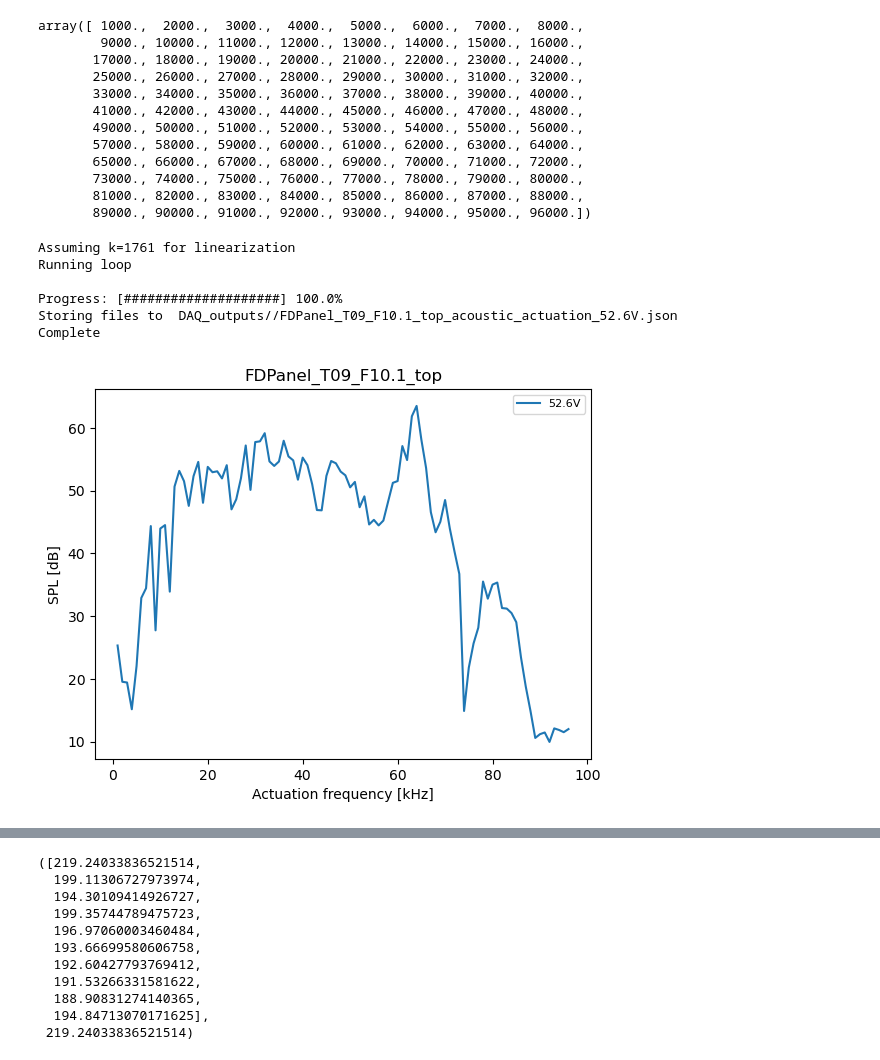
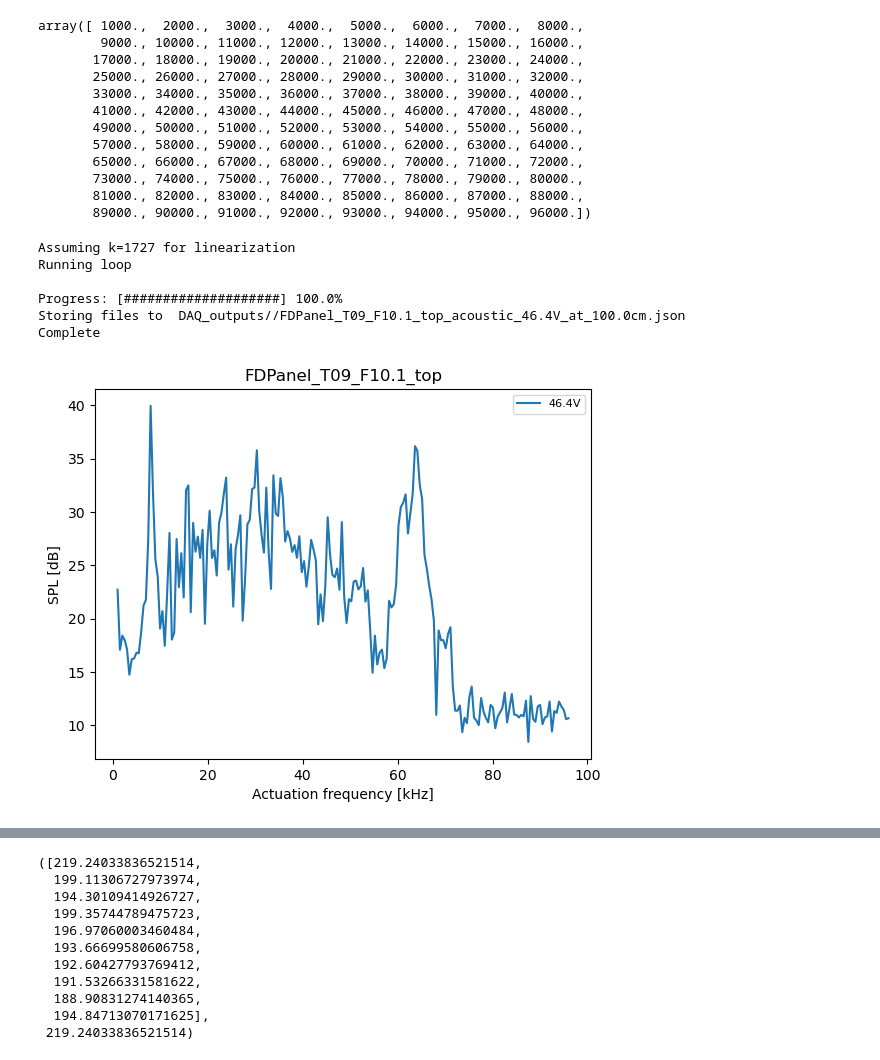
Before and after one commit to daguiam/polytec_nidaq_characterization_setup, a Jupyter notebook: DAQ_microphone_data_acquisition.ipynb, the cells around one changed output, grey strips where cells are left out. Saved outputs shown, nothing was run; the diff lists cells and outputs as text; code cells hidden in the pictures.

Commit message:
update with distance metadata

```diff
--- a/DAQ_microphone_data_acquisition.ipynb
+++ b/DAQ_microphone_data_acquisition.ipynb
@@ -408,22 +410,29 @@ output_path = 'DAQ_outputs//'
 
 
 
-frequency_list = np.linspace(1,96,96)*1e3
+frequency_list = np.linspace(1,96,96*2)*1e3
 # frequency_list = np.linspace(1,96,10)*1e3
 
 
 # select the displacement/voltage value expected at dc
-max_displacement = 200*1e-9
+max_displacement = 150*1e-9
 
 data_dict = dict()
 
 data_dict['device_name'] = "FDPanel_T09_F10.1_top"
 # data_dict['device_name'] = "testaudio_FDPanel_T09_F10.1_top"
 
-filename = data_dict['device_name']+"_acoustic_actuation_%0.1fV"
+filename = data_dict['device_name']+"_acoustic_%0.1fV_at_%0.1fcm"
 
 
 data_dict['date'] = "%s"%datetime.now()
+
+
+k = 1851
+k = 1727
+area = 9.3e-8
+gap = 2e-6
+mass = 2.17e-9 #kg
 
 data_dict['linearization_model_k'] = k
 data_dict['linearization_model_mass'] = mass
@@ -446,7 +455,7 @@ data_dict['microphone_system'] = "MiniDSP UMIK-2"
 data_dict['microphone_record_frequency'] = 192000
 data_dict['microphone_record_duration'] = 0.2
 data_dict['microphone_record_samples'] = data_dict['microphone_record_duration']*data_dict['microphone_record_frequency']
-data_dict['microphone_record_samples'] = 32768
+data_dict['microphone_record_samples'] = 32768*2
 data_dict['microphone_device_name'] = "Line (UMIK-2)"
 data_dict['microhone_calibration_filename'] = "calibration/calibration_8101247.txt"
 data_dict['microphone_voltage_max'] = 1
@@ -454,7 +463,7 @@ data_dict['microphone_peak_frequency_window'] = 100
 # data_dict['microphone_device'] =
 calibration_function = load_umik_calibration_function(data_dict['microhone_calibration_filename'])
 
-data_dict['microphone_measurement_distance'] = 10 #cm
+data_dict['microphone_measurement_distance'] = 1.0 #m
 
 
 data_dict['actuation_amplifier_gain'] = 53
@@ -633,7 +642,7 @@ for f_i, frequency in enumerate(frequency_list):
 progress_bar(1)
 
 max_voltage = data_dict['actuation_max_voltage']
-output_filename = os.path.join(output_path, "%s.json"%filename%data_dict['actuation_max_voltage'])
+output_filename = os.path.join(output_path, "%s.json"%filename%(data_dict['actuation_max_voltage'], data_dict['microphone_measurement_distance']*100))
 
 
 
@@ -656,41 +665,41 @@ if 1:
     plt.xlabel("Actuation frequency [kHz]")
     plt.ylabel("SPL [dB]")
     plt.legend(fontsize=8)
-    output_filefig = os.path.join(output_path, "%s.png"%filename%data_dict['actuation_max_voltage'])
+    output_filefig = os.path.join(output_path, "%s.png"%filename%(data_dict['actuation_max_voltage'], data_dict['microphone_measurement_distance']*100))
     plt.savefig(output_filefig, dpi=300)
 
 
 if 0:
     plt.figure()
 
     frequencies = np.array(data_dict['signal_frequencies'])
     # amplitude = np.array(data_dict['microphone_frequency_peak_spl'])
 
     for f_i, frequency in enumerate(data_dict['signal_frequencies']):
         sig_spl =  data_dict['signal'][f_i]["microphone_spl"]
         sig_freqs = data_dict['signal'][f_i]["microphone_freqs"]
         plt.plot(sig_freqs, sig_spl)
 
     plt.xlabel("Frequencies [Hz]")
     plt.xlabel("SPL [dB]")
 
 
 print("Storing files to ", output_filename)
 
 with open(output_filename, 'w') as fp:
     json.dump(data_dict, fp, cls=NumpyArrayEncoder, indent=None)
 
 print("Complete")
 
 # data_dict.keys()
 # %% [output]
-Assuming k=1761 for linearization
+Assuming k=1727 for linearization
 Running loop
 
 Progress: [####################] 100.0%
-Storing files to  DAQ_outputs//FDPanel_T09_F10.1_top_acoustic_actuation_52.6V.json
+Storing files to  DAQ_outputs//FDPanel_T09_F10.1_top_acoustic_46.4V_at_100.0cm.json
 Complete
-[figure, old version]
+[figure, new version]
 # %%
 
 if 1:
```
Also changed, not shown: parts of 7 cells of this notebook, 3 other files.
